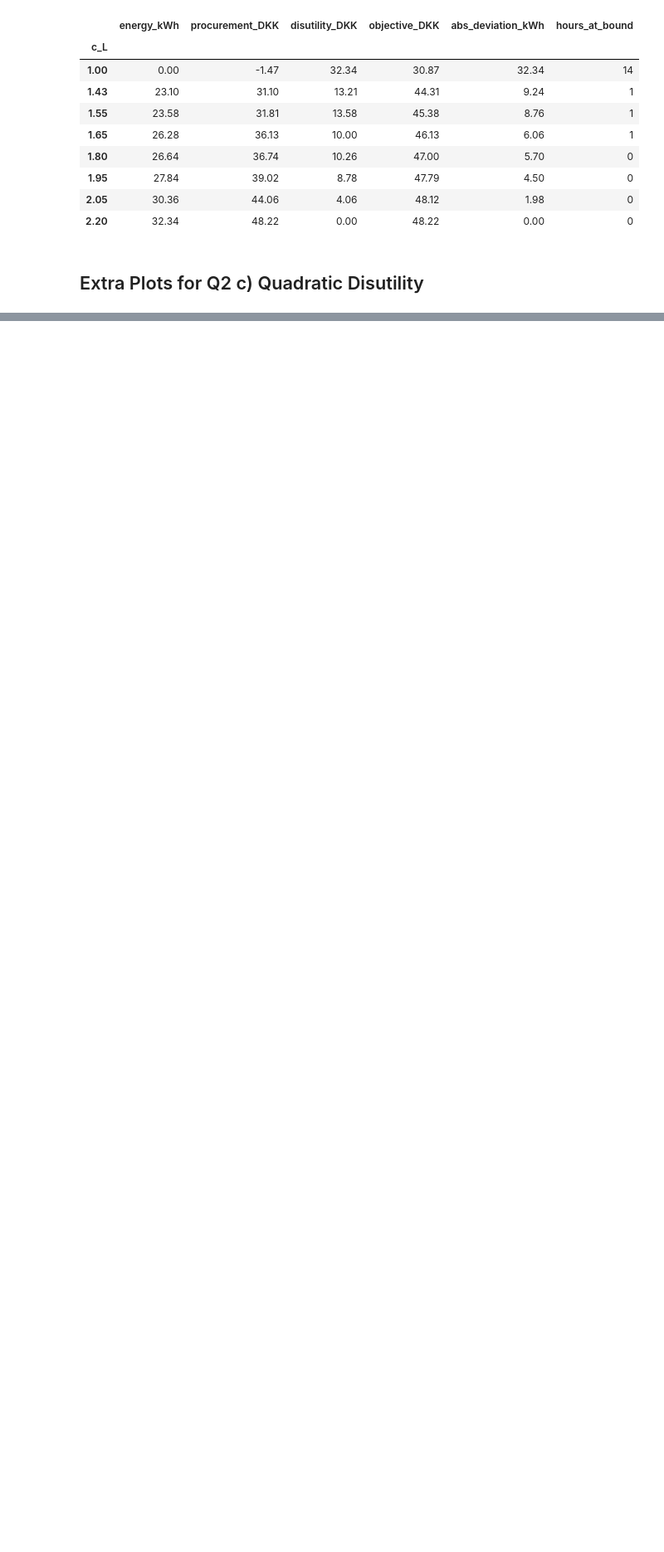
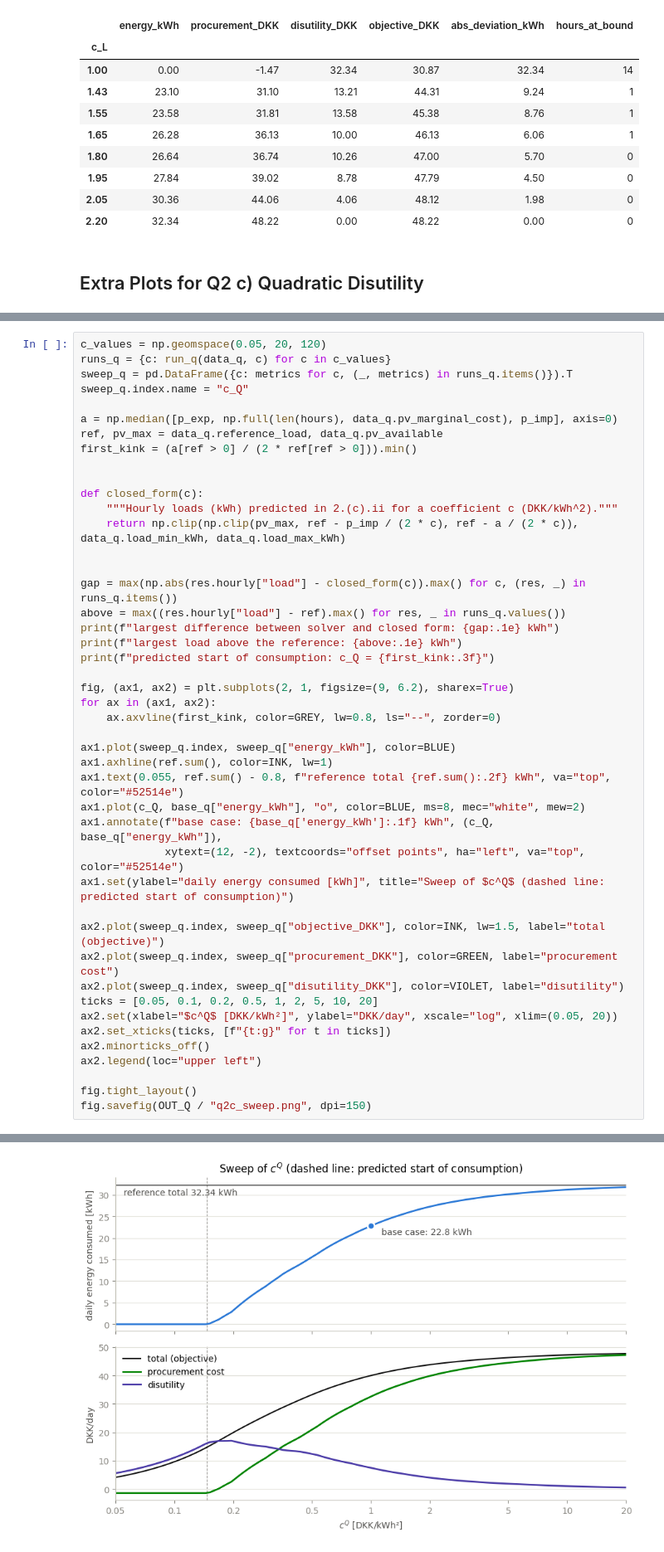
Before and after one commit to frlentz/assigment1_group1, a Jupyter notebook: src/explore.ipynb, the cells around one changed output, grey strips where cells are left out. Shown at 83% size. Drawn from its saved outputs; the diff is of its cells as text; blank space fills up the shorter version.

```diff
--- a/src/explore.ipynb
+++ b/src/explore.ipynb
@@ -264,0 +361,46 @@ table.round(2)
+# %%
+c_values = np.geomspace(0.05, 20, 120)
+runs_q = {c: run_q(data_q, c) for c in c_values}
+sweep_q = pd.DataFrame({c: metrics for c, (_, metrics) in runs_q.items()}).T
+sweep_q.index.name = "c_Q"
+
+a = np.median([p_exp, np.full(len(hours), data_q.pv_marginal_cost), p_imp], axis=0)
+ref, pv_max = data_q.reference_load, data_q.pv_available
+first_kink = (a[ref > 0] / (2 * ref[ref > 0])).min()
+
+
+def closed_form(c):
+    """Hourly loads (kWh) predicted in 2.(c).ii for a coefficient c (DKK/kWh^2)."""
+    return np.clip(np.clip(pv_max, ref - p_imp / (2 * c), ref - a / (2 * c)), data_q.load_min_kWh, data_q.load_max_kWh)
+
+
+gap = max(np.abs(res.hourly["load"] - closed_form(c)).max() for c, (res, _) in runs_q.items())
+above = max((res.hourly["load"] - ref).max() for res, _ in runs_q.values())
+print(f"largest difference between solver and closed form: {gap:.1e} kWh")
+print(f"largest load above the reference: {above:.1e} kWh")
+print(f"predicted start of consumption: c_Q = {first_kink:.3f}")
+
+fig, (ax1, ax2) = plt.subplots(2, 1, figsize=(9, 6.2), sharex=True)
+for ax in (ax1, ax2):
+    ax.axvline(first_kink, color=GREY, lw=0.8, ls="--", zorder=0)
+
+ax1.plot(sweep_q.index, sweep_q["energy_kWh"], color=BLUE)
+ax1.axhline(ref.sum(), color=INK, lw=1)
+ax1.text(0.055, ref.sum() - 0.8, f"reference total {ref.sum():.2f} kWh", va="top", color="#52514e")
+ax1.plot(c_Q, base_q["energy_kWh"], "o", color=BLUE, ms=8, mec="white", mew=2)
+ax1.annotate(f"base case: {base_q['energy_kWh']:.1f} kWh", (c_Q, base_q["energy_kWh"]),
+             xytext=(12, -2), textcoords="offset points", ha="left", va="top", color="#52514e")
+ax1.set(ylabel="daily energy consumed [kWh]", title="Sweep of $c^Q$ (dashed line: predicted start of consumption)")
+
+ax2.plot(sweep_q.index, sweep_q["objective_DKK"], color=INK, lw=1.5, label="total (objective)")
+ax2.plot(sweep_q.index, sweep_q["procurement_DKK"], color=GREEN, label="procurement cost")
+ax2.plot(sweep_q.index, sweep_q["disutility_DKK"], color=VIOLET, label="disutility")
+ticks = [0.05, 0.1, 0.2, 0.5, 1, 2, 5, 10, 20]
+ax2.set(xlabel="$c^Q$ [DKK/kWh²]", ylabel="DKK/day", xscale="log", xlim=(0.05, 20))
+ax2.set_xticks(ticks, [f"{t:g}" for t in ticks])
+ax2.minorticks_off()
+ax2.legend(loc="upper left")
+
+fig.tight_layout()
+fig.savefig(OUT_Q / "q2c_sweep.png", dpi=150)
+# %% [output]
@@ -264,0 +410 @@ table.round(2)
+[figure, added]
```
Also changed, not shown: parts of 11 cells of this notebook, 2 other files.
